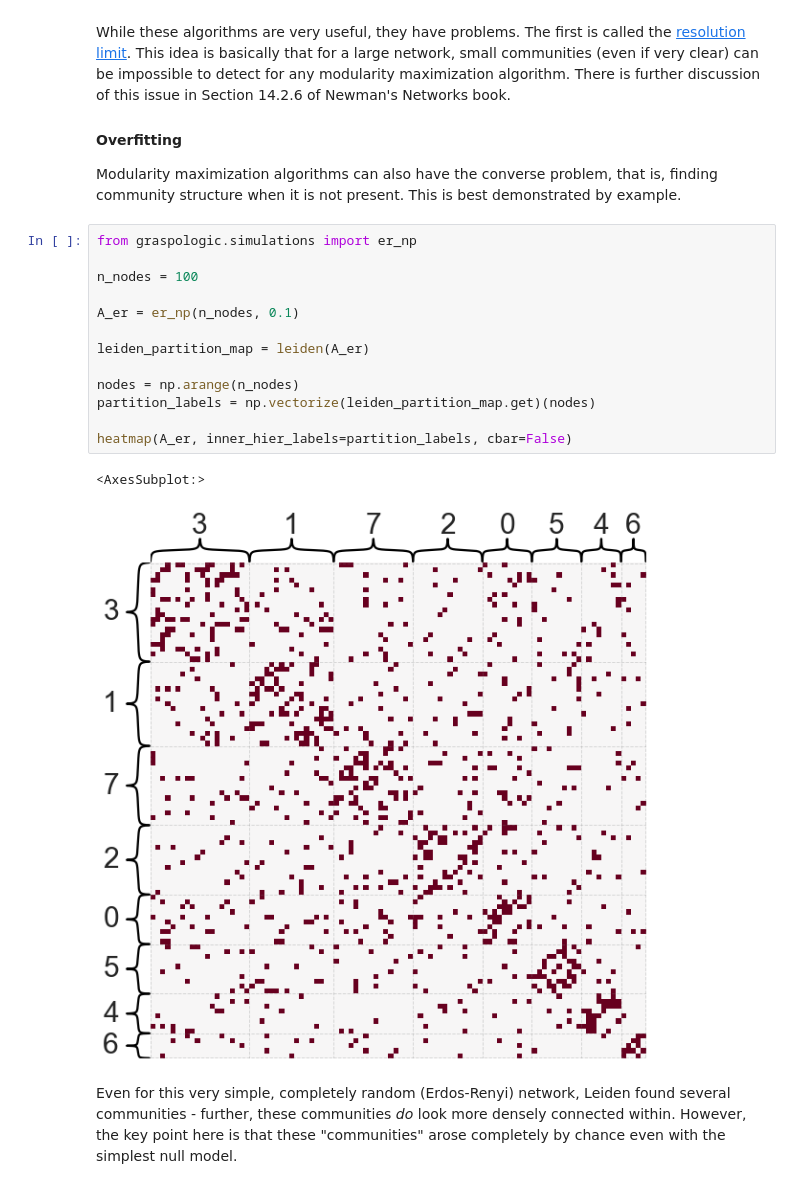
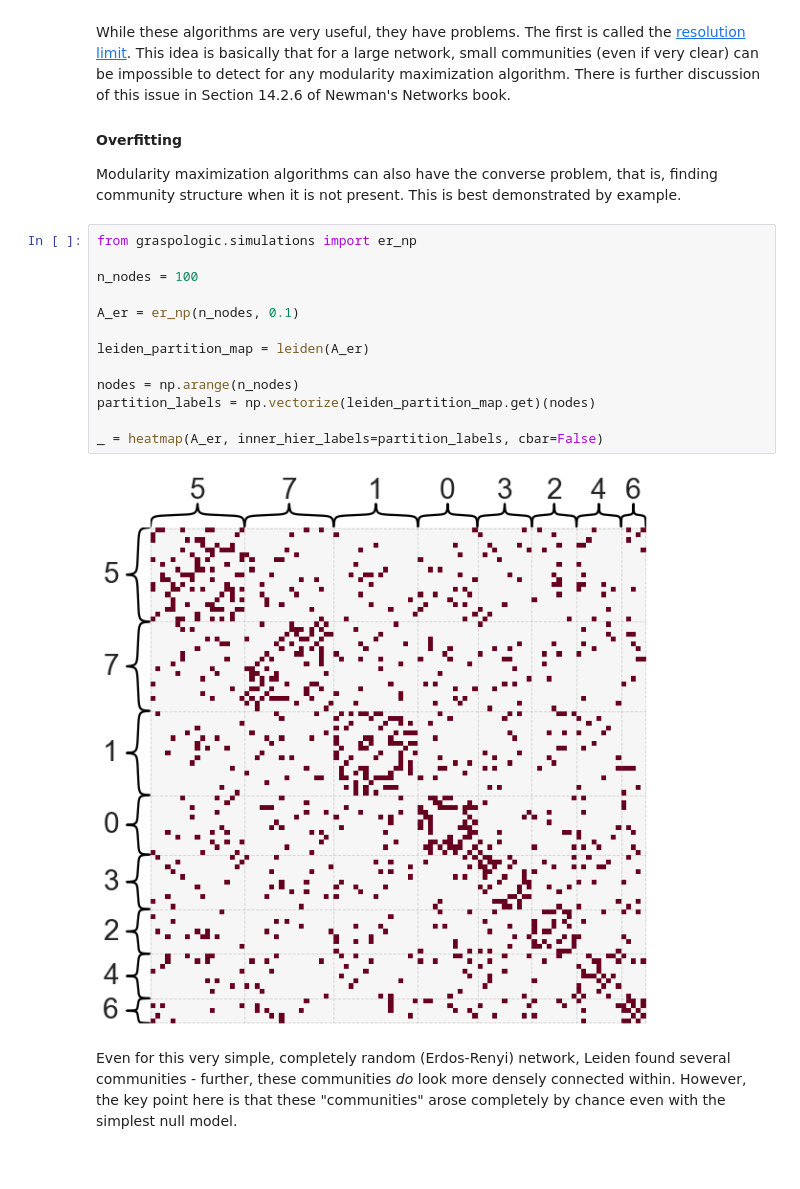
Before and after one commit to bdpedigo/networks-course, a Jupyter notebook: docs/community_detection.ipynb, the cells around one changed output. Cells and saved outputs as stored; diff of their text form.

```diff
--- a/docs/community_detection.ipynb
+++ b/docs/community_detection.ipynb
@@ -583,19 +573,18 @@ community structure when it is not present. This is best demonstrated by example
 # %%
 from graspologic.simulations import er_np
 
 n_nodes = 100
 
 A_er = er_np(n_nodes, 0.1)
 
 leiden_partition_map = leiden(A_er)
 
 nodes = np.arange(n_nodes)
 partition_labels = np.vectorize(leiden_partition_map.get)(nodes)
 
-heatmap(A_er, inner_hier_labels=partition_labels, cbar=False)
+_ = heatmap(A_er, inner_hier_labels=partition_labels, cbar=False)
 # %% [output]
-<AxesSubplot:>
-[figure, old version]
+[figure, new version]
 # %% [markdown]
 Even for this very simple, completely random (Erdos-Renyi) network, Leiden found several
 communities - further, these communities *do* look more densely connected within.
```
Also changed, not shown: parts of 15 cells of this notebook.
